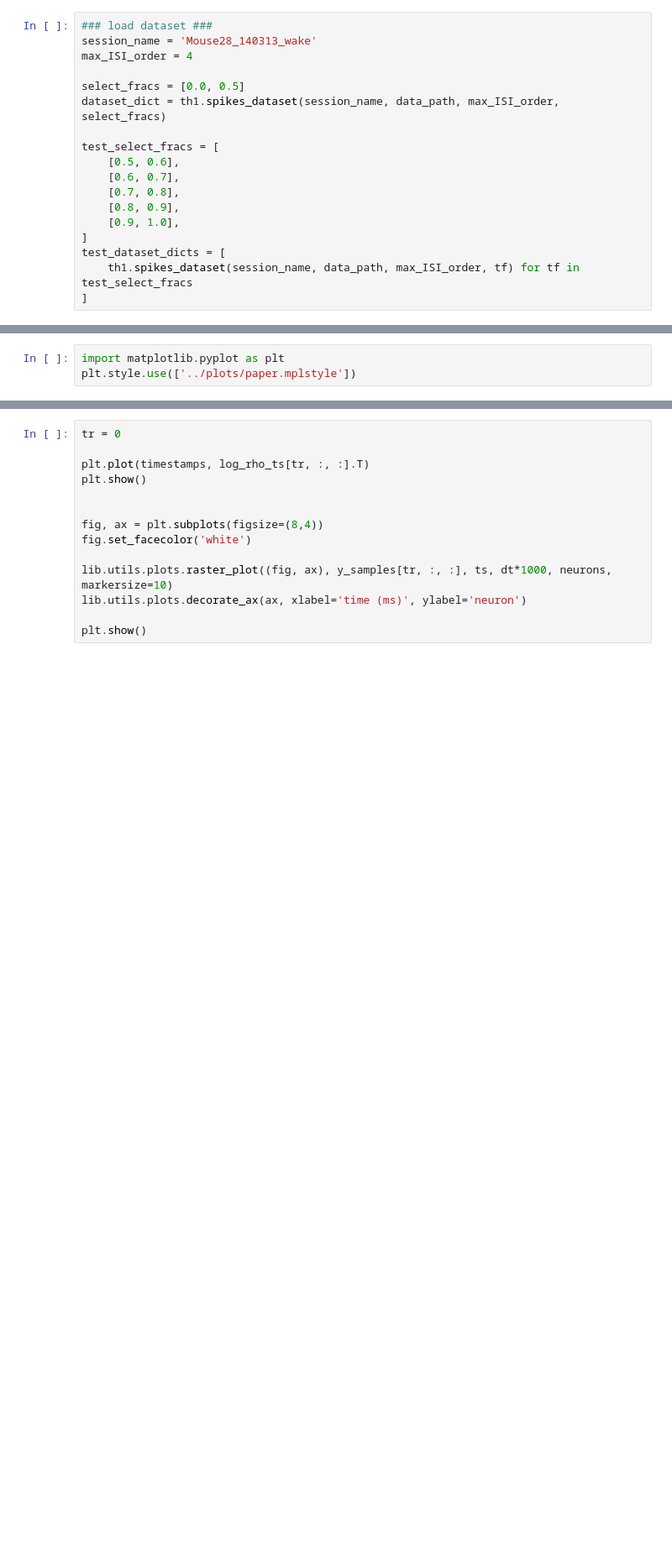
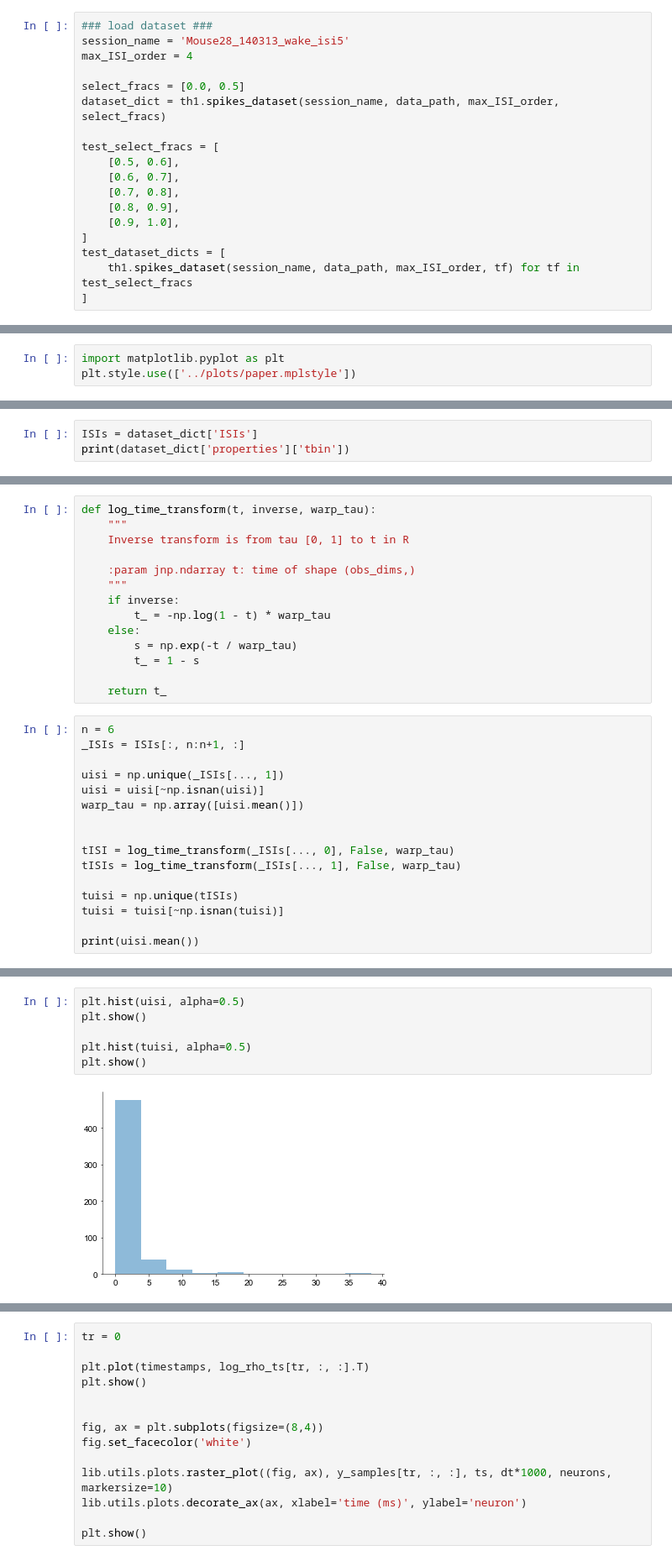
Before and after one commit to davindicode/nonparametric-nonrenewal-process, a Jupyter notebook: scripts/analysis/th1.ipynb, the cells around one changed output, grey strips where cells are left out. Shown at 84% size. Saved outputs shown, nothing was run; the diff lists cells and outputs as text; blank space fills up the shorter version.

```diff
--- a/scripts/analysis/th1.ipynb
+++ b/scripts/analysis/th1.ipynb
@@ -55,7 +57,7 @@ prng_state = jr.PRNGKey(seed)
 batch_size = 10000
 # %%
 ### load dataset ###
-session_name = 'Mouse28_140313_wake'
+session_name = 'Mouse28_140313_wake_isi5'
 max_ISI_order = 4
 
 select_fracs = [0.0, 0.5]
@@ -116,0 +228,3 @@ print(train_ell, test_lpd)
+# %%
+ISIs = dataset_dict['ISIs']
+print(dataset_dict['properties']['tbin'])
@@ -116,0 +233,30 @@ print(train_ell, test_lpd)
+# %%
+def log_time_transform(t, inverse, warp_tau):
+    """
+    Inverse transform is from tau [0, 1] to t in R
+
+    :param jnp.ndarray t: time of shape (obs_dims,)
+    """
+    if inverse:
+        t_ = -np.log(1 - t) * warp_tau
+    else:
+        s = np.exp(-t / warp_tau)
+        t_ = 1 - s
+
+    return t_
+# %%
+n = 6
+_ISIs = ISIs[:, n:n+1, :]
+
+uisi = np.unique(_ISIs[..., 1])
+uisi = uisi[~np.isnan(uisi)]
+warp_tau = np.array([uisi.mean()])
+
+
+tISI = log_time_transform(_ISIs[..., 0], False, warp_tau)
+tISIs = log_time_transform(_ISIs[..., 1], False, warp_tau)
+
+tuisi = np.unique(tISIs)
+tuisi = tuisi[~np.isnan(tuisi)]
+
+print(uisi.mean())
@@ -116,0 +265,8 @@ print(train_ell, test_lpd)
+# %%
+plt.hist(uisi, alpha=0.5)
+plt.show()
+
+plt.hist(tuisi, alpha=0.5)
+plt.show()
+# %% [output]
+[figure, added]
```
Also changed, not shown: parts of 19 cells of this notebook, 15 other files.
